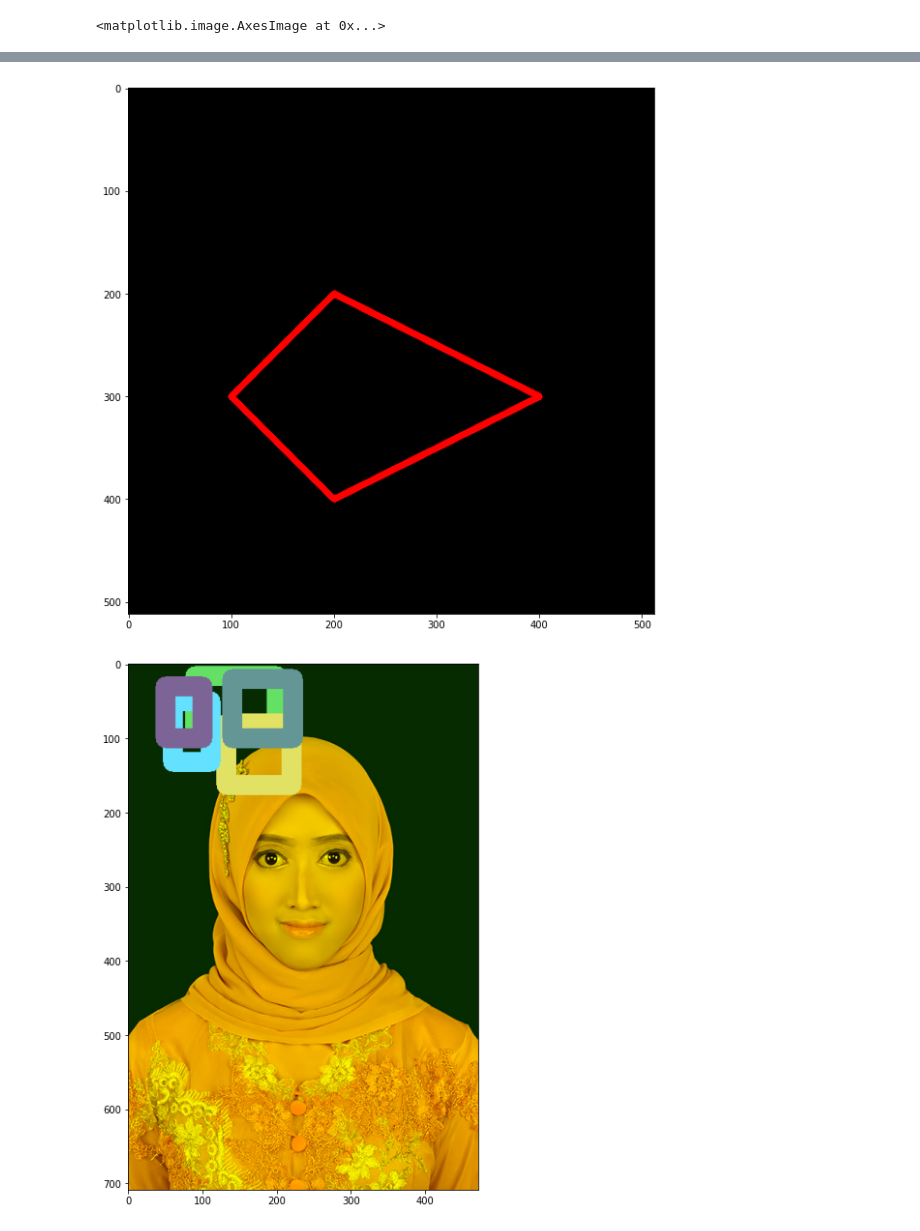
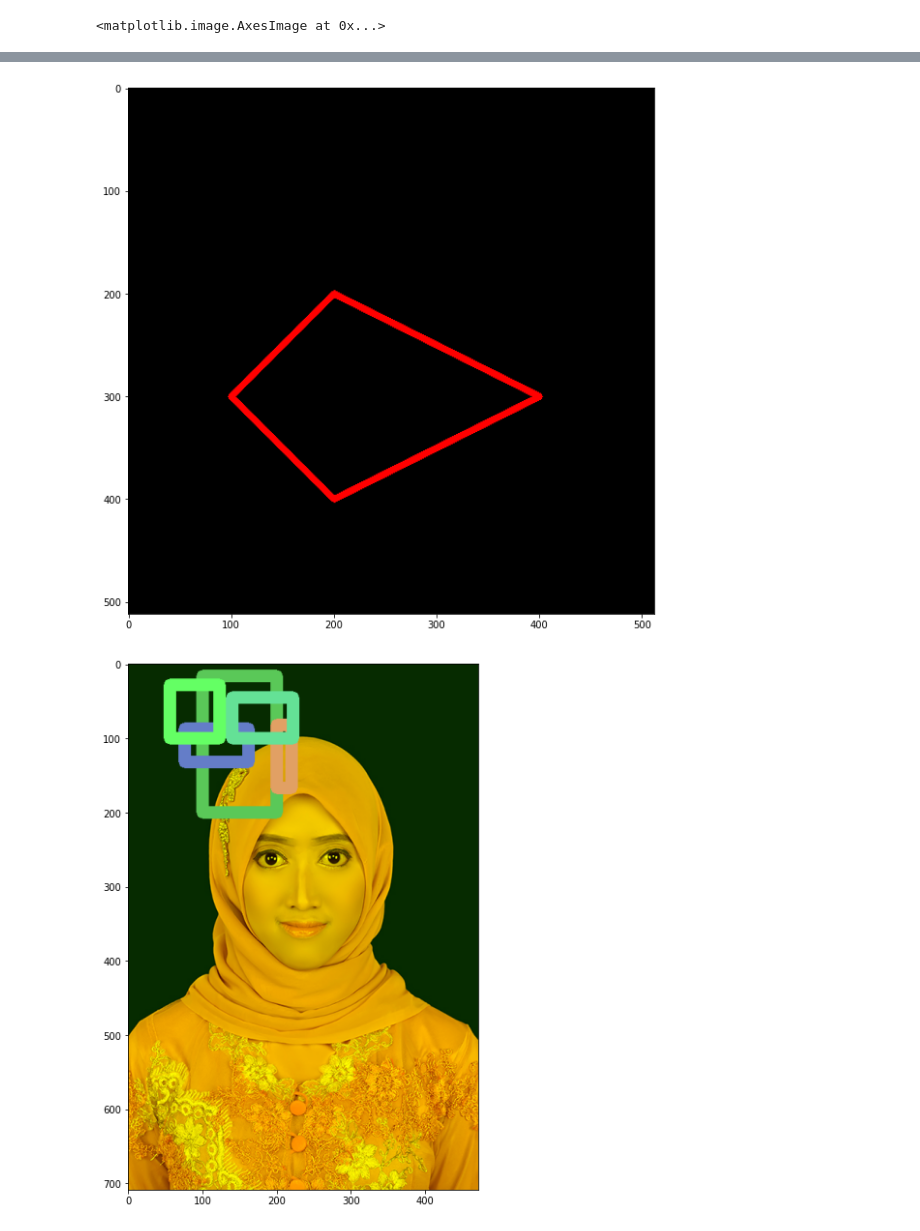
Before and after one commit to Nurfaidah636/PCVK_Genap_2021, a Jupyter notebook: Week2.ipynb, the cells around one changed output, grey strips where cells are left out. Cells and saved outputs as stored; diff of their text form; code cells hidden in the pictures.

```diff
--- a/Week2.ipynb
+++ b/Week2.ipynb
@@ -62,39 +62,39 @@ imgFigSize = cv.cvtColor(img,cv.COLOR_BGR2RGB)
 fig = plt.figure(figsize=(10,10))
 ax = fig.add_subplot(111)
 ax.imshow(imgFigSize)
 
 img_rg = img.copy()
 img_rg[:,:,2] = 0
 plt.imshow(img_rg)
 
 img_gb = img
 img_gb[:,:,0] = 0
 plt.imshow(img_gb)
 
 img_f = img[10:100,10:100]
 plt.imshow(img_f)
 
 plt.imshow(img[5:30])
 
 img_4 = cv.cvtColor(img,cv.COLOR_BGR2RGB)
-cv.rectangle(img_4, pt1=(90,16), pt2=(200,100), color=(100,225,100), thickness=25)
-cv.rectangle(img_4, pt1=(220,80), pt2=(132,163), color=(225,225,100),thickness=25)
-cv.rectangle(img_4, pt1=(60,50), pt2=(111,132), color=(100,225,255),thickness=25)
-cv.rectangle(img_4, pt1=(50,30), pt2=(100,100), color=(125,100,150),thickness=25)
-cv.rectangle(img_4, pt1=(222,20), pt2=(140,100), color=(100,150,150),thickness=25)
+cv.rectangle(img_4, pt1=(100,16), pt2=(200,200), color=(90,200,88), thickness=15)
+cv.rectangle(img_4, pt1=(220,82), pt2=(200,167), color=(225,160,100),thickness=15)
+cv.rectangle(img_4, pt1=(76,87), pt2=(162,132), color=(100,125,200),thickness=15)
+cv.rectangle(img_4, pt1=(56,28), pt2=(123,100), color=(100,255,100),thickness=15)
+cv.rectangle(img_4, pt1=(222,45), pt2=(140,100), color=(100,225,150),thickness=15)
 plt.imshow(img_4)
 
 imgt = cv.flip(cv.cvtColor(img,cv.COLOR_BGR2RGB),0)
 
 fig = plt.figure(figsize=(10,10))
 ax = fig.add_subplot(111)
 ax.imshow(imgt)
 # %% [output]
 Drive already mounted at /content/drive; to attempt to forcibly remount, call drive.mount("/content/drive", force_remount=True).
 <matplotlib.image.AxesImage at 0x...>
 [figure]
 [figure]
-[figure, old version]
+[figure, new version]
 [figure]
 # %%
 import cv2 as cv
```
Also changed, not shown: parts of 1 cell of this notebook.
